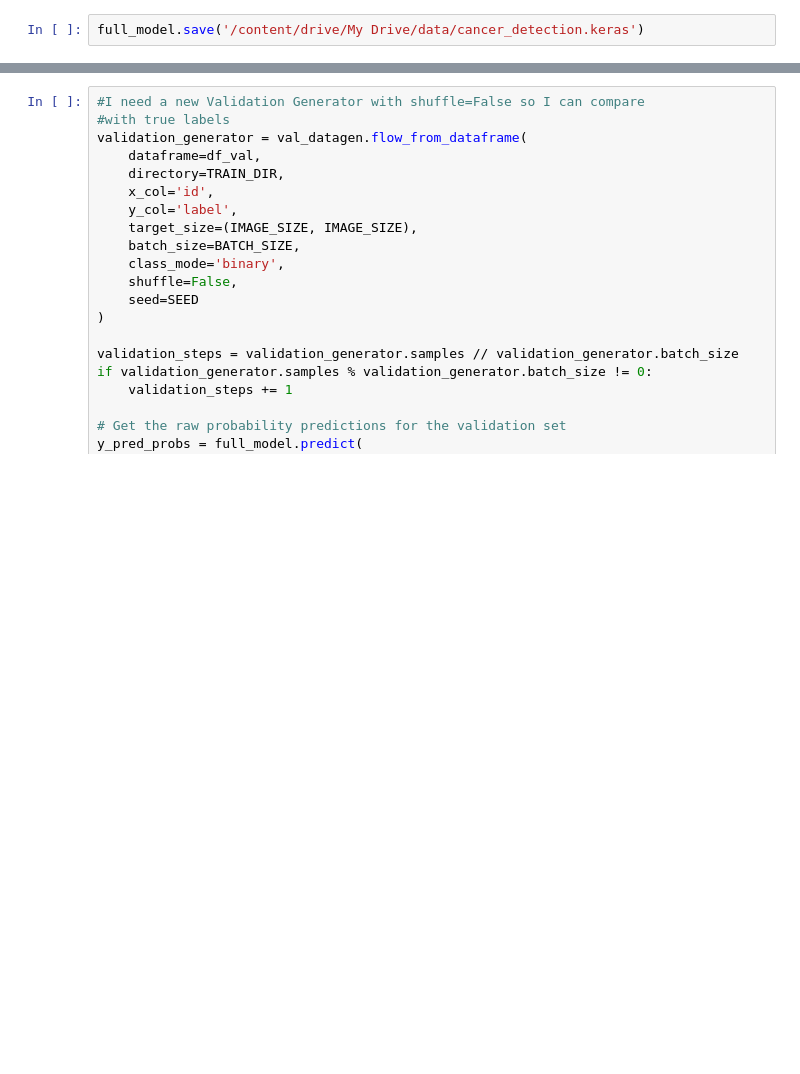
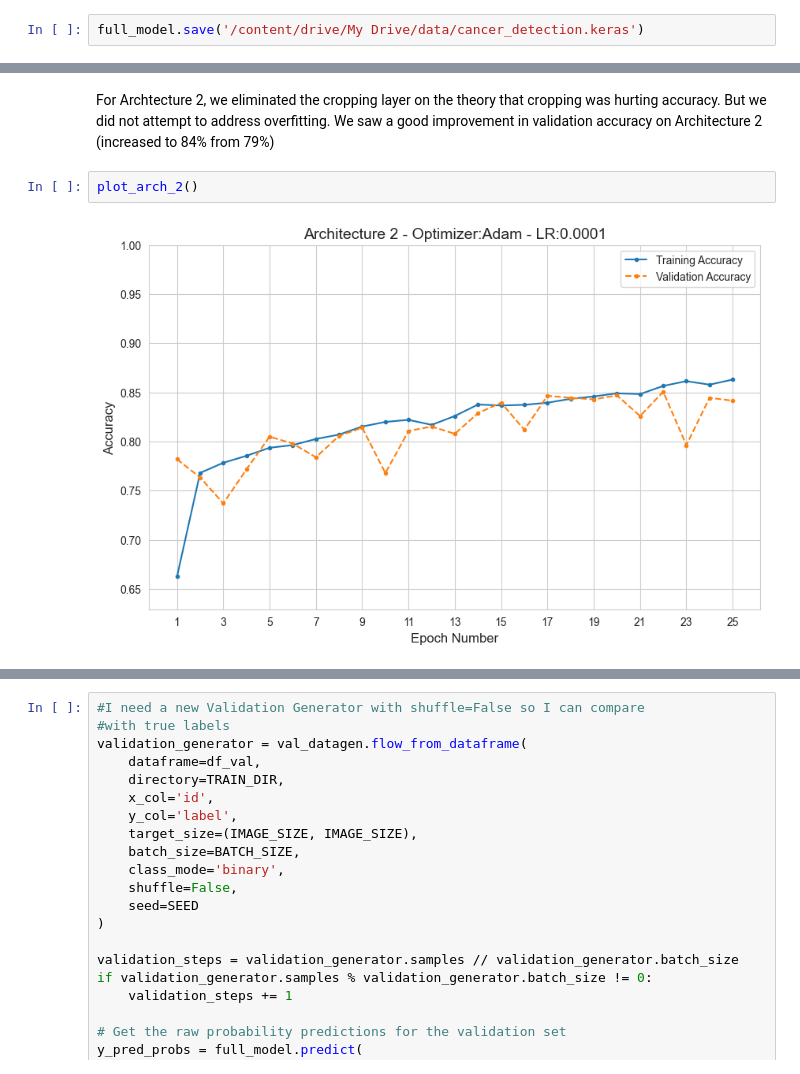
Before and after one commit to seanpritchard94/cancer-detection, a Jupyter notebook: cancer_detection.ipynb, the cells around one changed output, grey strips where cells are left out. Drawn from its saved outputs; the diff is of its cells as text; blank space fills up the shorter version.

```diff
--- a/cancer_detection.ipynb
+++ b/cancer_detection.ipynb
@@ -1315,0 +1269,6 @@ full_model = model
+# %% [markdown]
+For Archtecture 2, we eliminated the cropping layer on the theory that cropping was hurting accuracy. But we did not attempt to address overfitting. We saw a good improvement in validation accuracy on Architecture 2 (increased to 84% from 79%)
+# %%
+plot_arch_2()
+# %% [output]
+[figure, added]
```
Also changed, not shown: parts of 33 cells of this notebook.
